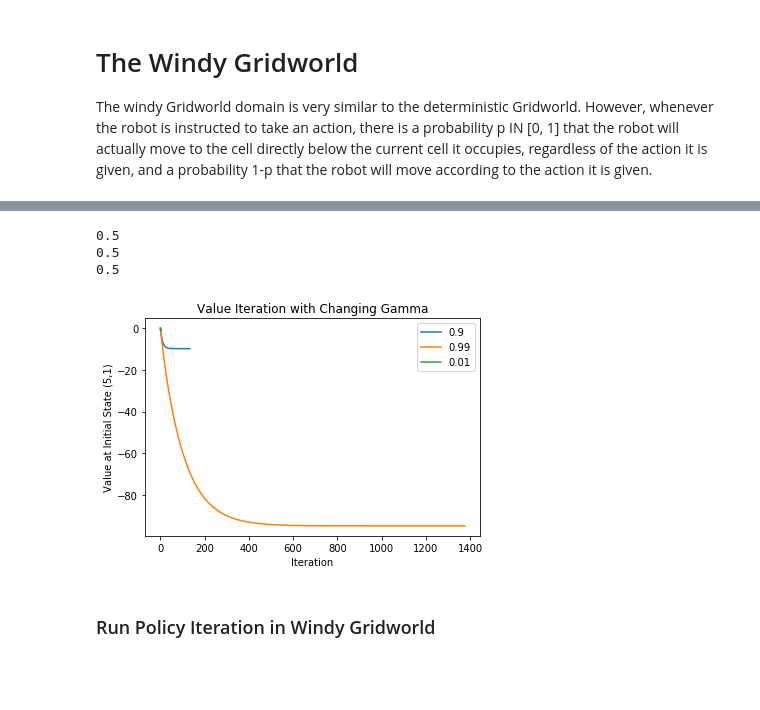
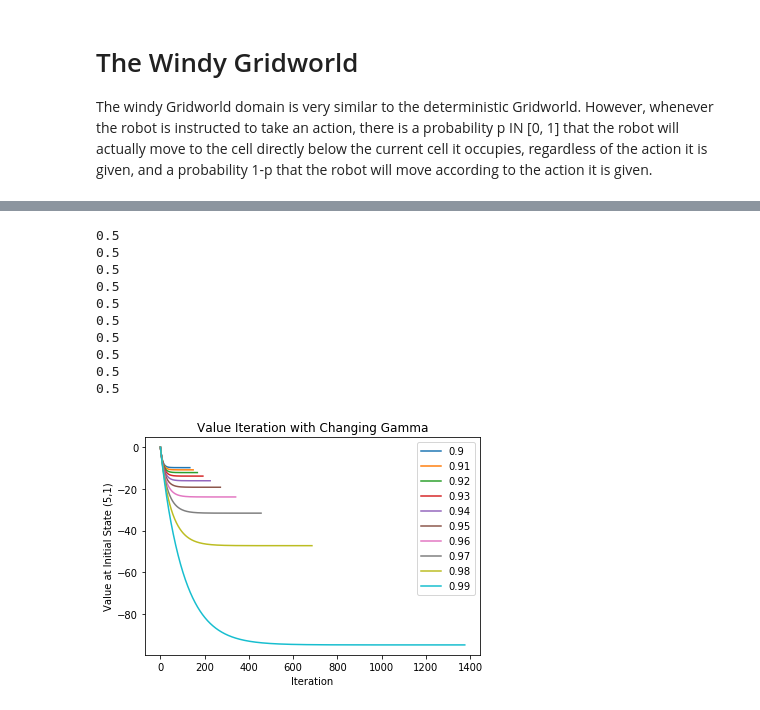
Before and after one commit to jadekhiev/MIE567, a Jupyter notebook: Project 1.ipynb, the cells around one changed output, grey strips where cells are left out. Drawn from its saved outputs; the diff is of its cells as text; code cells hidden in the pictures; blank space fills up the shorter version.

```diff
--- a/Project 1.ipynb
+++ b/Project 1.ipynb
@@ -523,34 +529,40 @@ def initialize_plot():
     plt.plot()
     plt.ylabel('Value at Initial State (5,1)')
     plt.xlabel('Iteration')
     plt.title("Value Iteration with Changing Gamma")
     return plt
 
 
 # run value iteration code here
 gridworld = Gridworld()
 value = {}
 init_vals= {}
 plt = initialize_plot()
 p = 0.5
 
 #gamma = 0.9
-for gamma in [0.90,0.99,0.01]:
+gammaRange = [0.90, 0.91, 0.92, 0.93, 0.94, 0.95, 0.96, 0.97, 0.98, 0.99]
+for gamma in gammaRange:
     value = ValueIteration(gridworld, gamma)
     value.set_p(p)                              #add wind (stochasticity)
     value.value_iteration()
 
     #create plot
     V = value.get_V()
     init_vals[gamma] = [V[v][(5,1)] for v in V]
     plt.plot(init_vals[gamma], label = gamma)
 
 plt.legend()
 plt.show()
 # %% [output]
 0.5
 0.5
 0.5
+0.5
+0.5
+0.5
+0.5
+0.5
+0.5
+0.5
-[figure, old version]
+[figure, new version]
-# %% [markdown]
-### Run Policy Iteration in Windy Gridworld
```
Also changed, not shown: parts of 10 cells of this notebook.
